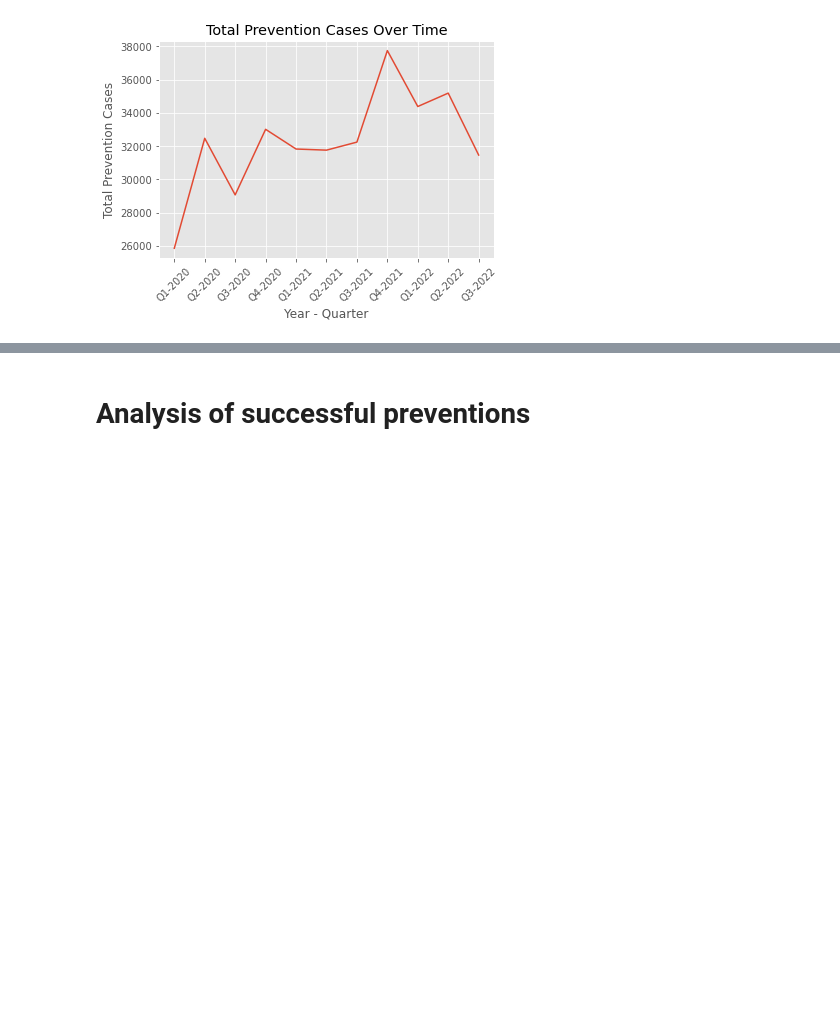
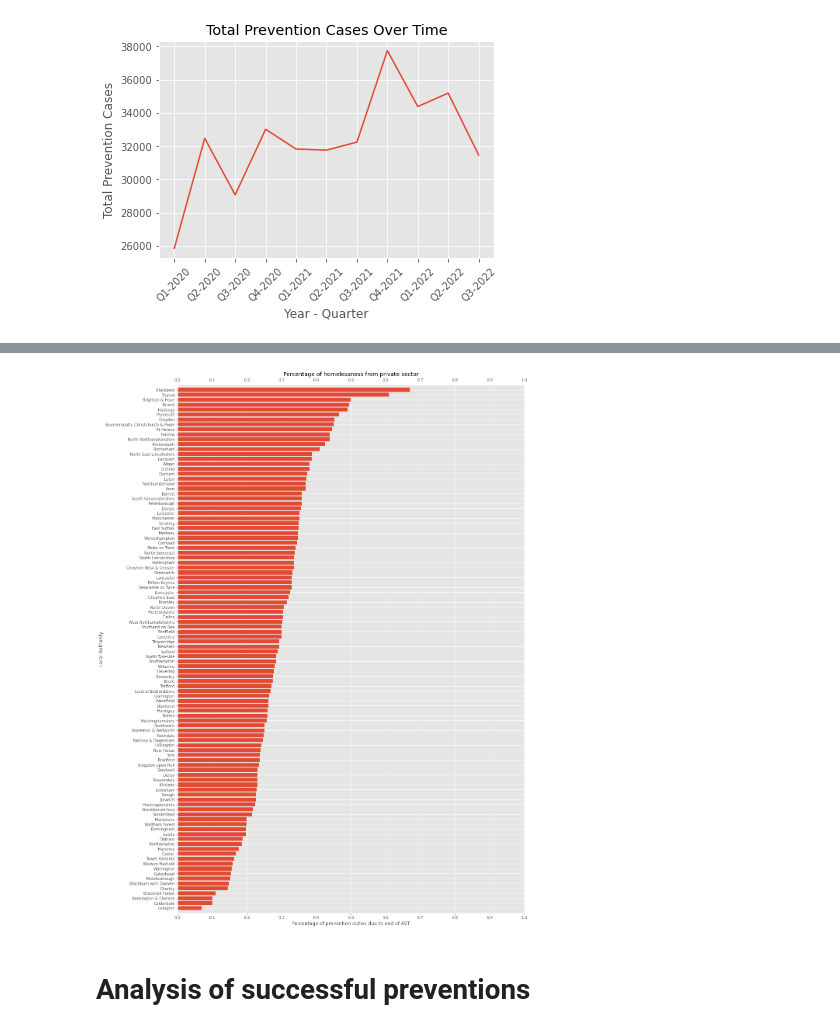
Before and after one commit to lu-fisher/Homelessness-reasons, a Jupyter notebook: Initial analysis - Prevention duties.ipynb, the cells around one changed output, grey strips where cells are left out. Saved outputs shown, nothing was run; the diff lists cells and outputs as text; code cells hidden in the pictures; blank space fills up the shorter version.

```diff
--- a/Initial analysis - Prevention duties.ipynb
+++ b/Initial analysis - Prevention duties.ipynb
@@ -19,8 +29,8 @@ df = pd.read_csv('C:/Users/lucyf/Coding/Homelessness/data/joined_df_A2P.csv')
 #Checking for outliers using boxplots
 
 for column in ['total_prevention_duty', 'AST_total', 'non_AST_private_let', 'family_friends', 'relationship_breakdown', 'domestic_violence', 'other_violence', 'social_total', 'supported_total', 'institution', 'asylum_accommodation', 'other']:
-    if df[column].dtype == 'float64':
-        plt.boxplot(df[column])
+    if df_duties[column].dtype == 'float64':
+        plt.boxplot(df_duties[column])
         plt.title(column)
         plt.show()
         plt.clf()
@@ -191,22 +244,24 @@ plt.show()
 # %%
 #Which authorities have the highest percentage of homelessness from the private sector?
 
 #Filter to just show authorities with over 150 prevention cases per quarter. These percentages will be more meaningful.
-over_150_preventions = joined_df_A2P[joined_df_A2P['total_prevention_duty'] > 150]
+over_150_preventions = df_duties[df_duties['total_prevention_duty'] > 150]
 
 #For each authority, average the percentage of homelessness from AST across the quarters
 to_plot = over_150_preventions.groupby('local_authority')['percentage_AST_total'].mean().sort_values()
 
 #Plot onto a bar chart
 
 fig, ax = plt.subplots(figsize=(16, 25))
 ax.barh(to_plot.index, to_plot)
 plt.title('Percentage of homelessness from private sector')
 plt.xlabel('Percentage of prevention duties due to end of AST')
 plt.ylabel('Local Authority')
 plt.xticks(np.arange(0, 1.1, 0.1))
 ax.tick_params(labeltop=True)
-plt.ylim(-1, 112)
+plt.ylim(-1, 106)
 plt.show()
+# %% [output]
+[figure, added]
 # %% [markdown]
 # Analysis of successful preventions
```
Also changed, not shown: parts of 32 cells of this notebook, 9 other files.
